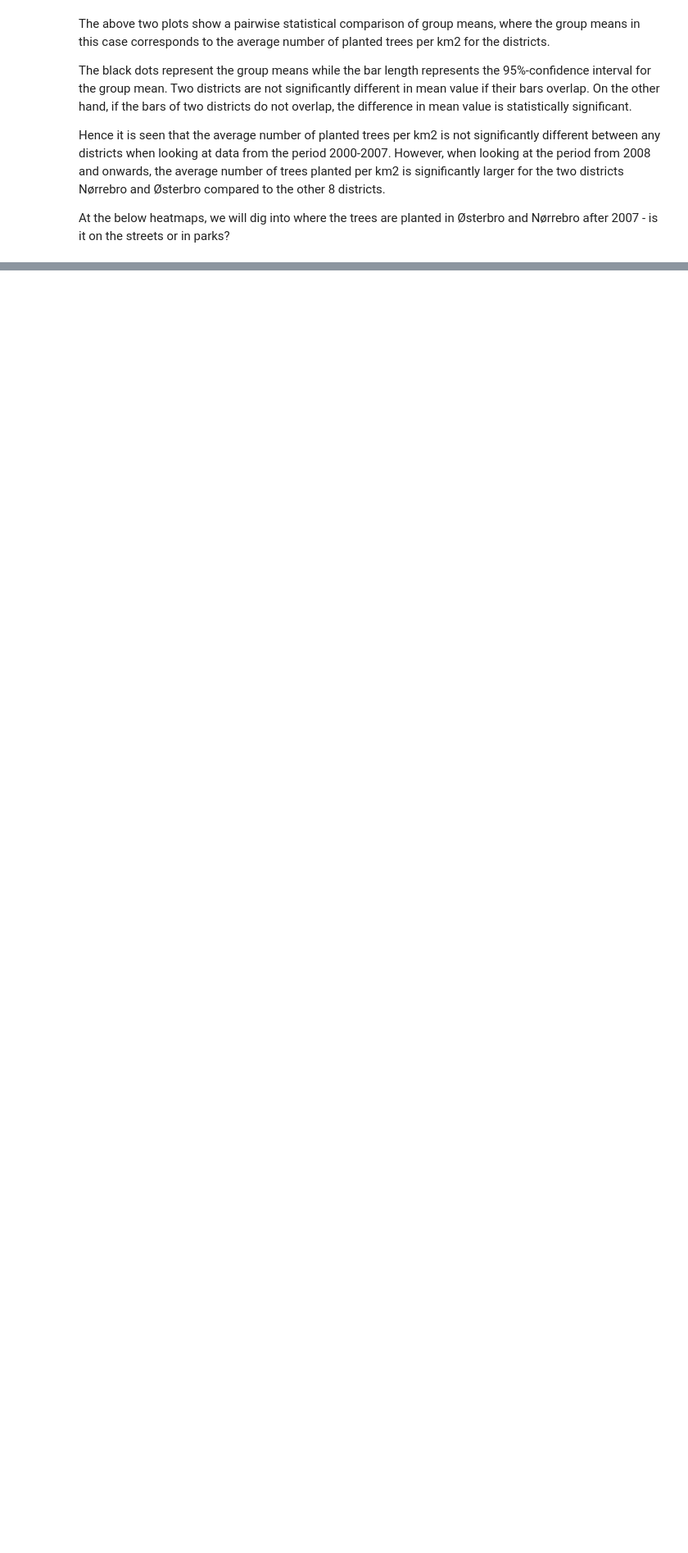
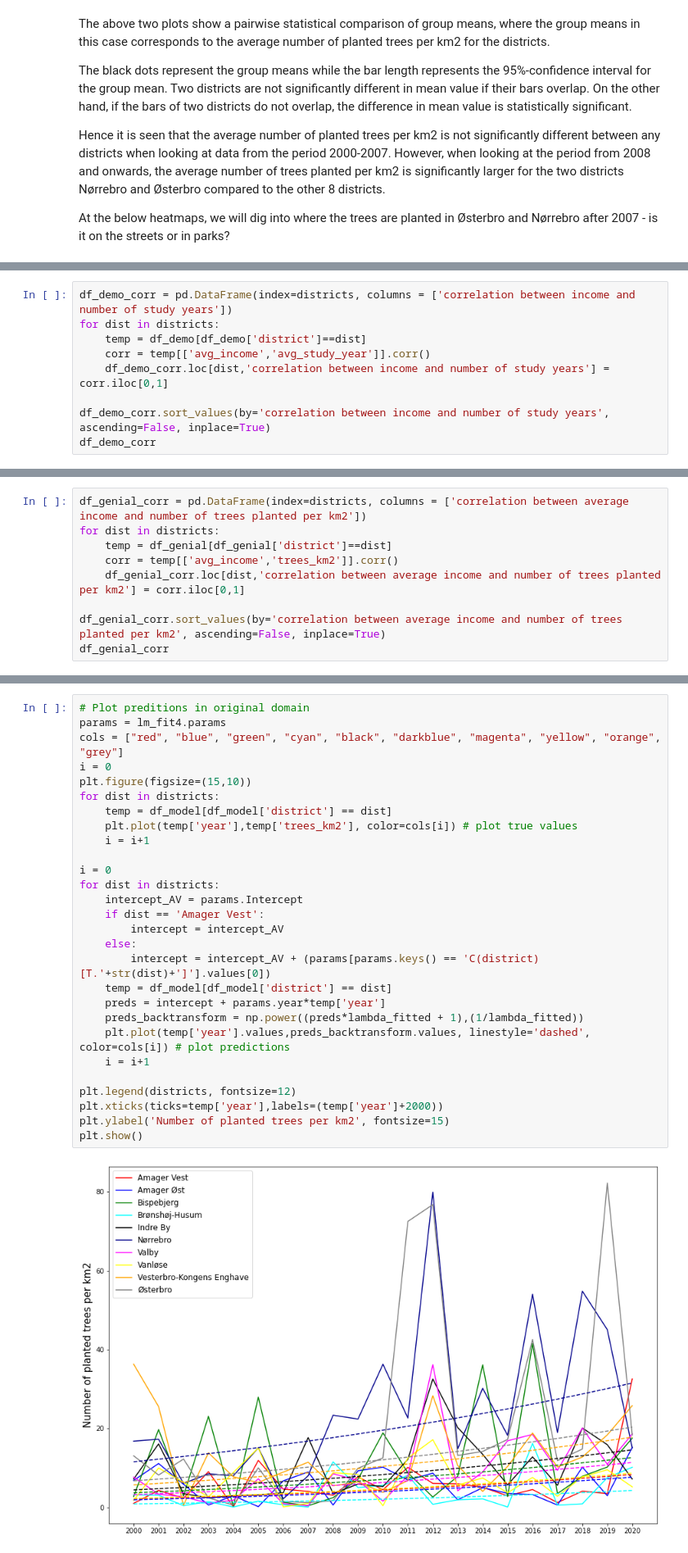
Before and after one commit to Ljoerring/Social-Data-Project, a Jupyter notebook: Story.ipynb, the cells around one changed output, grey strips where cells are left out. Shown at 82% size. Saved outputs shown, nothing was run; the diff lists cells and outputs as text; blank space fills up the shorter version.

```diff
--- a/Story.ipynb
+++ b/Story.ipynb
@@ -193,0 +229,9 @@ Since it is nice to live in neighbourhoods with trees, green environments and pa
+# %%
+df_demo_corr = pd.DataFrame(index=districts, columns = ['correlation between income and number of study years'])
+for dist in districts:
+    temp = df_demo[df_demo['district']==dist]
+    corr = temp[['avg_income','avg_study_year']].corr()
+    df_demo_corr.loc[dist,'correlation between income and number of study years'] = corr.iloc[0,1]
+
+df_demo_corr.sort_values(by='correlation between income and number of study years', ascending=False, inplace=True)
+df_demo_corr
@@ -193,0 +468,9 @@ Since it is nice to live in neighbourhoods with trees, green environments and pa
+# %%
+df_genial_corr = pd.DataFrame(index=districts, columns = ['correlation between average income and number of trees planted per km2'])
+for dist in districts:
+    temp = df_genial[df_genial['district']==dist]
+    corr = temp[['avg_income','trees_km2']].corr()
+    df_genial_corr.loc[dist,'correlation between average income and number of trees planted per km2'] = corr.iloc[0,1]
+
+df_genial_corr.sort_values(by='correlation between average income and number of trees planted per km2', ascending=False, inplace=True)
+df_genial_corr
@@ -193,0 +563,30 @@ Since it is nice to live in neighbourhoods with trees, green environments and pa
+# %%
+# Plot preditions in original domain
+params = lm_fit4.params
+cols = ["red", "blue", "green", "cyan", "black", "darkblue", "magenta", "yellow", "orange", "grey"]
+i = 0
+plt.figure(figsize=(15,10))
+for dist in districts:
+    temp = df_model[df_model['district'] == dist]
+    plt.plot(temp['year'],temp['trees_km2'], color=cols[i]) # plot true values
+    i = i+1
+
+i = 0
+for dist in districts:
+    intercept_AV = params.Intercept
+    if dist == 'Amager Vest':
+        intercept = intercept_AV
+    else:
+        intercept = intercept_AV + (params[params.keys() == 'C(district)[T.'+str(dist)+']'].values[0])
+    temp = df_model[df_model['district'] == dist]
+    preds = intercept + params.year*temp['year']
+    preds_backtransform = np.power((preds*lambda_fitted + 1),(1/lambda_fitted))
+    plt.plot(temp['year'].values,preds_backtransform.values, linestyle='dashed', color=cols[i]) # plot predictions
+    i = i+1
+
+plt.legend(districts, fontsize=12)
+plt.xticks(ticks=temp['year'],labels=(temp['year']+2000))
+plt.ylabel('Number of planted trees per km2', fontsize=15)
+plt.show()
+# %% [output]
+[figure, added]
```
Also changed, not shown: parts of 29 cells of this notebook, 3 other files.
